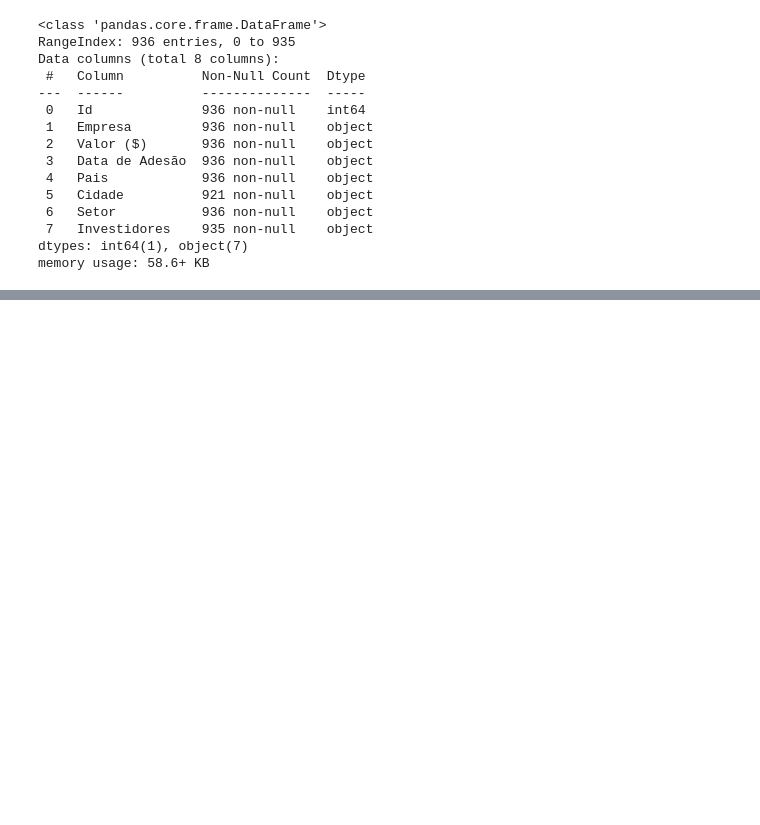
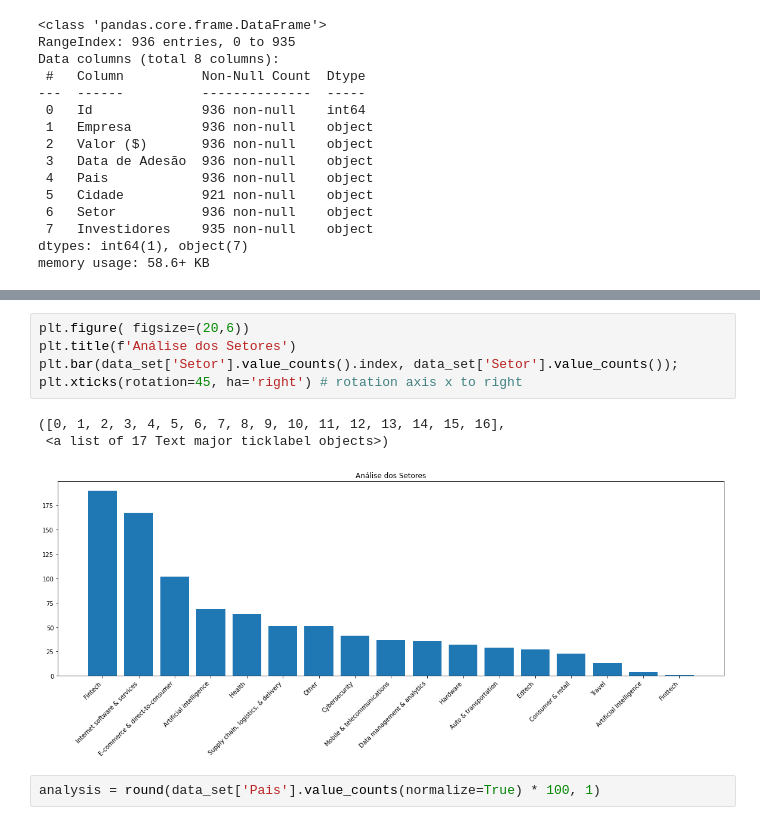
Before and after one commit to Lucas-procopio/Data-Analysis, a Jupyter notebook: Unicorns_case.ipynb, the cells around one changed output, grey strips where cells are left out. Saved outputs shown, nothing was run; the diff lists cells and outputs as text; blank space fills up the shorter version.

```diff
--- a/Unicorns_case.ipynb
+++ b/Unicorns_case.ipynb
@@ -80,0 +164,11 @@ NameError: ignored
+# %%
+plt.figure( figsize=(20,6))
+plt.title(f'Análise dos Setores')
+plt.bar(data_set['Setor'].value_counts().index, data_set['Setor'].value_counts());
+plt.xticks(rotation=45, ha='right') # rotation axis x to right
+# %% [output]
+([0, 1, 2, 3, 4, 5, 6, 7, 8, 9, 10, 11, 12, 13, 14, 15, 16],
+ <a list of 17 Text major ticklabel objects>)
+[figure, added]
+# %%
+analysis = round(data_set['Pais'].value_counts(normalize=True) * 100, 1)
```
Also changed, not shown: parts of 15 cells of this notebook.
